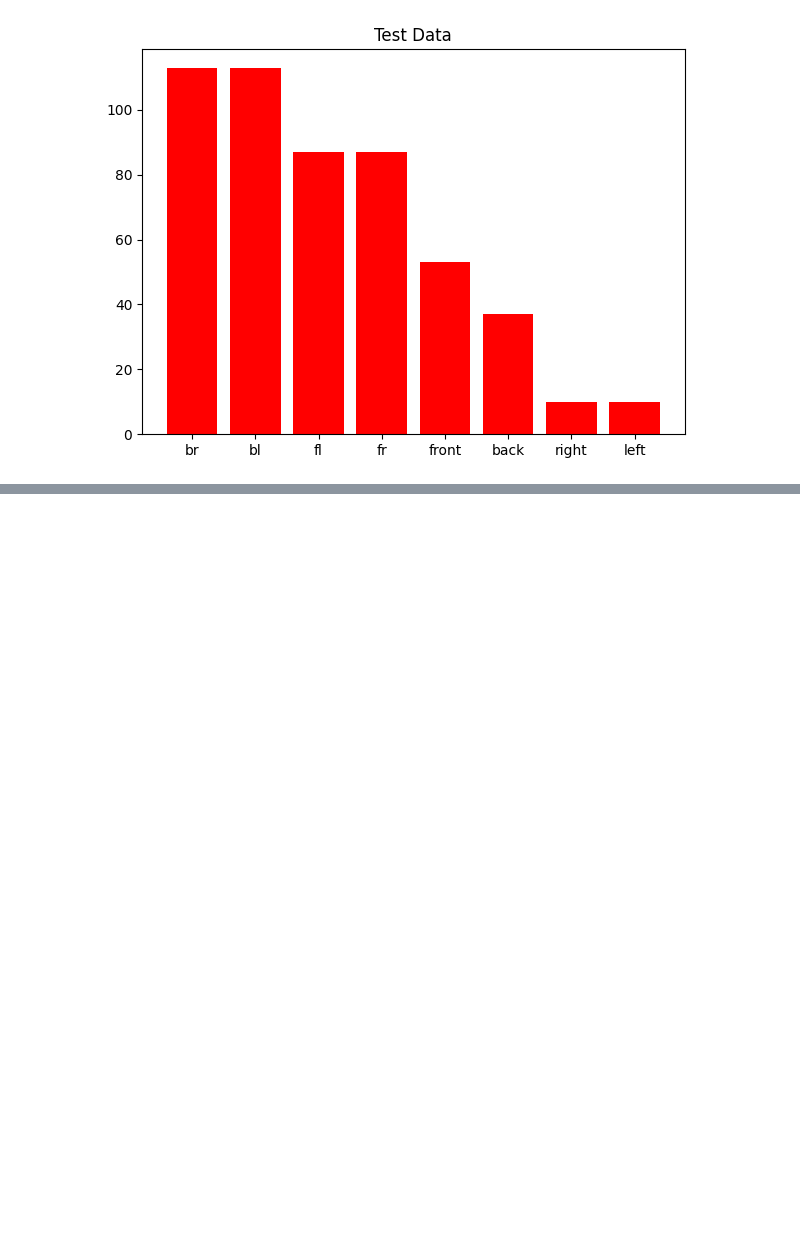
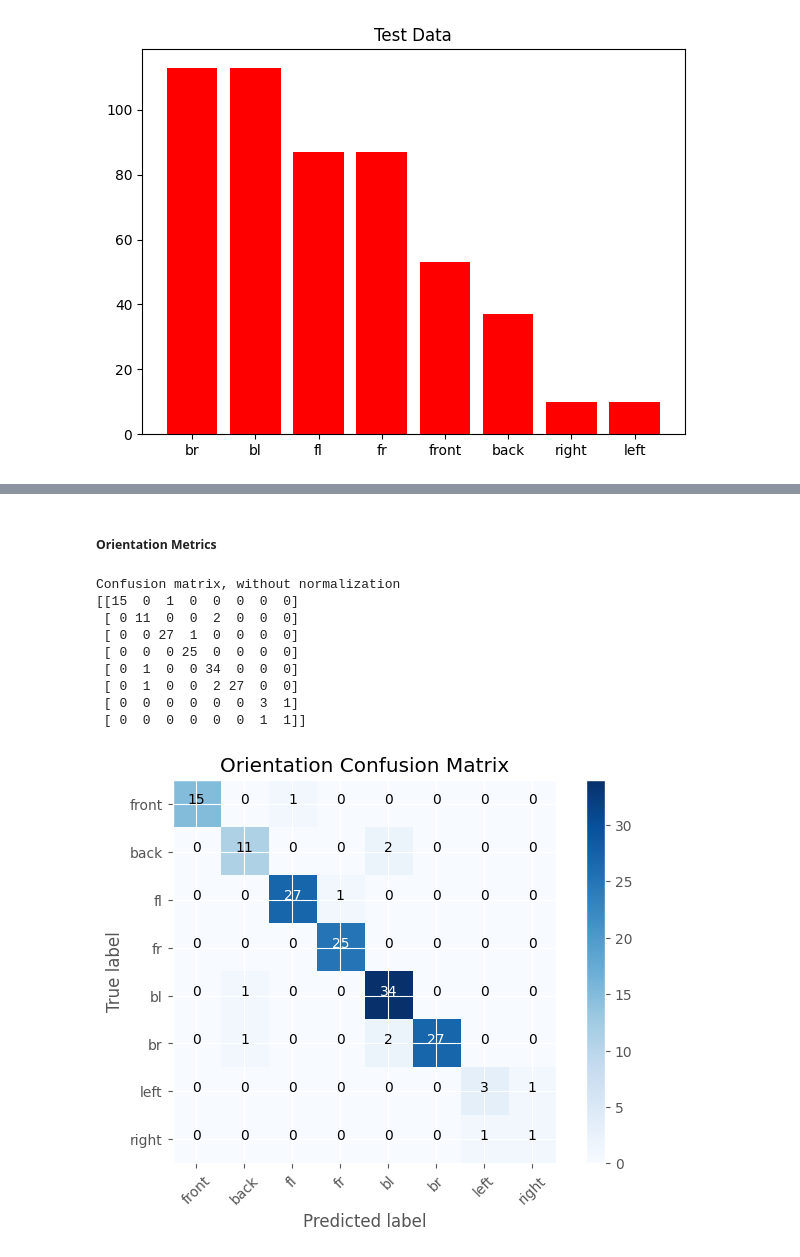
Before and after one commit to Angel-Ceballos/car-grouping, a Jupyter notebook: solution.ipynb, the cells around one changed output, grey strips where cells are left out. Saved outputs shown, nothing was run; the diff lists cells and outputs as text; code cells hidden in the pictures; blank space fills up the shorter version.

```diff
--- a/solution.ipynb
+++ b/solution.ipynb
@@ -341,0 +524,19 @@ X_test.to_csv('./labels/test_data.csv')
+# %% [markdown]
+##### Orientation Metrics
+# %%
+gt = df_ans['gt_orientation'].to_list()
+pred = df_ans['pred_orientation'].to_list()
+cm = confusion_matrix(y_true=gt, y_pred=pred)
+cm_plot_labels = ['front', 'back', 'fl', 'fr', 'bl', 'br', 'left', 'right']
+plot_confusion_matrix(cm=cm, classes=cm_plot_labels, title='Orientation Confusion Matrix')
+# %% [output]
+Confusion matrix, without normalization
+[[15  0  1  0  0  0  0  0]
+ [ 0 11  0  0  2  0  0  0]
+ [ 0  0 27  1  0  0  0  0]
+ [ 0  0  0 25  0  0  0  0]
+ [ 0  1  0  0 34  0  0  0]
+ [ 0  1  0  0  2 27  0  0]
+ [ 0  0  0  0  0  0  3  1]
+ [ 0  0  0  0  0  0  1  1]]
+[figure, added]
```
Also changed, not shown: parts of 22 cells of this notebook, 4 other files.
